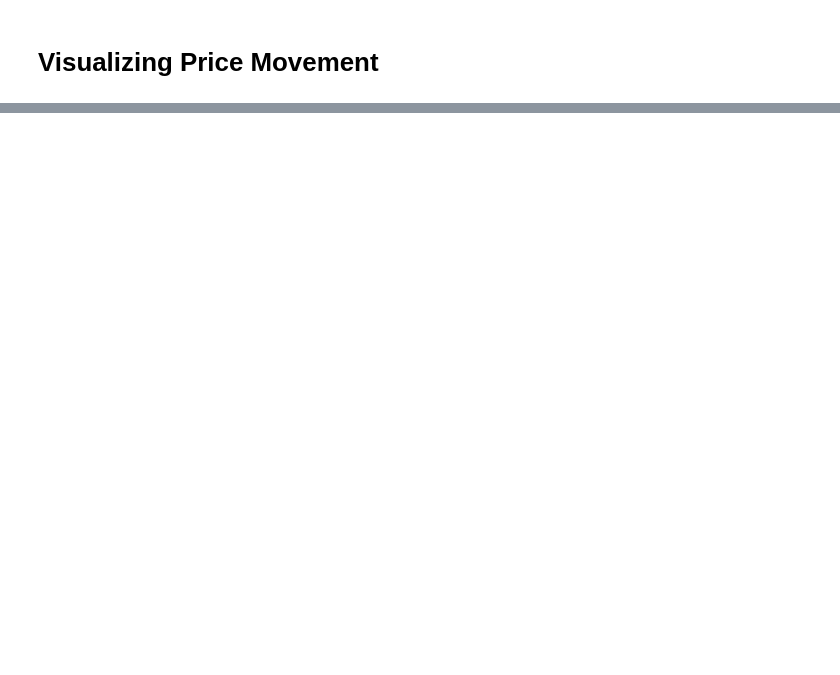
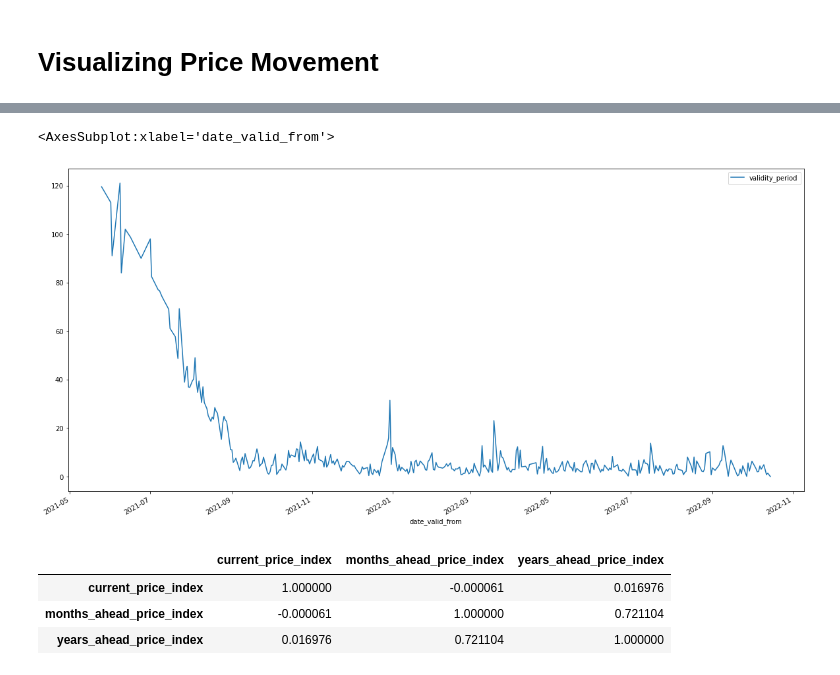
Before and after one commit to michael-fuest/DAiA-EON, a Jupyter notebook: Exploration.ipynb, the cells around one changed output, grey strips where cells are left out. Saved outputs shown, nothing was run; the diff lists cells and outputs as text; code cells hidden in the pictures; blank space fills up the shorter version.

```diff
--- a/Exploration.ipynb
+++ b/Exploration.ipynb
@@ -12,9 +14,8 @@ path = "./data/"
 #filenames
 file_power = "competitor_market_prices_power.csv"
 file_gas = "competitor_market_prices_gas.csv"
-clean_power = "clean_competitor_market_prices_power.csv"
-clean_gas = "clean_competitor_market_prices_gas.csv"
-
+master_power = "master_competitor_market_prices_power.csv"
+master_gas = "master_competitor_market_prices_gas.csv"
 
 #Price Filenames
 power_prices = 'power_prices'
@@ -60,3 +87,9 @@ df_gas_prices = df_gas_prices.sort_index()
+# %%
+#Reading in master data
+df_power = pd.read_csv(path + master_power)
+df_power.set_index(pd.to_datetime(df_power['date_valid_from']), inplace = True)
+df_gas = pd.read_csv(path + master_gas)
+df_gas.set_index(pd.to_datetime(df_gas['date_valid_from']), inplace = True)
 # %%
 df_gas_prices.index = pd.to_datetime(df_gas_prices.index)
 df_power_prices.index = pd.to_datetime(df_power_prices.index)
@@ -81,0 +103,16 @@ plot = y_ahead_prices.plot()
+# %%
+#Regrouping columns to reflect validity periods of pricing only (aggregating rank as mean)
+gb_cols = ['price_year_eur',
+          'post_code',
+           'city',
+          'energy',
+          'consumption_range_kwh',
+          'supplier',
+          'tariff']
+
+agg_dict = {'rank':'mean',
+           'date_valid_from':'min',
+           'date_valid_to':'max'}
+
+
+test = df_power.groupby(gb_cols).agg(agg_dict).reset_index()
@@ -81,0 +124,6 @@ plot = y_ahead_prices.plot()
+# %%
+#Building validity period feature
+test.date_valid_to = pd.to_datetime(test.date_valid_to)
+test.date_valid_from = pd.to_datetime(test.date_valid_from)
+test['validity_period'] = (test['date_valid_to'] - test['date_valid_from']).dt.days
+test
@@ -81,0 +144,8 @@ plot = y_ahead_prices.plot()
+# %%
+#Observing average validity periods over time across all suppliers
+
+validity_df = test.groupby('date_valid_from').agg({'validity_period': 'mean'})
+validity_df.plot(figsize = (20,10))
+# %% [output]
+<AxesSubplot:xlabel='date_valid_from'>
+[figure, added]
@@ -81,0 +161,8 @@ plot = y_ahead_prices.plot()
+# %%
+#Looking at correlations of price_pct_changes
+df_power_prices_agg.corr()
+# %% [output]
+|  | current_price_index | months_ahead_price_index | years_ahead_price_index |
+| current_price_index | 1.000000 | -0.000061 | 0.016976 |
+| months_ahead_price_index | -0.000061 | 1.000000 | 0.721104 |
+| years_ahead_price_index | 0.016976 | 0.721104 | 1.000000 |
```
Also changed, not shown: parts of 19 cells of this notebook, 2 other files.
